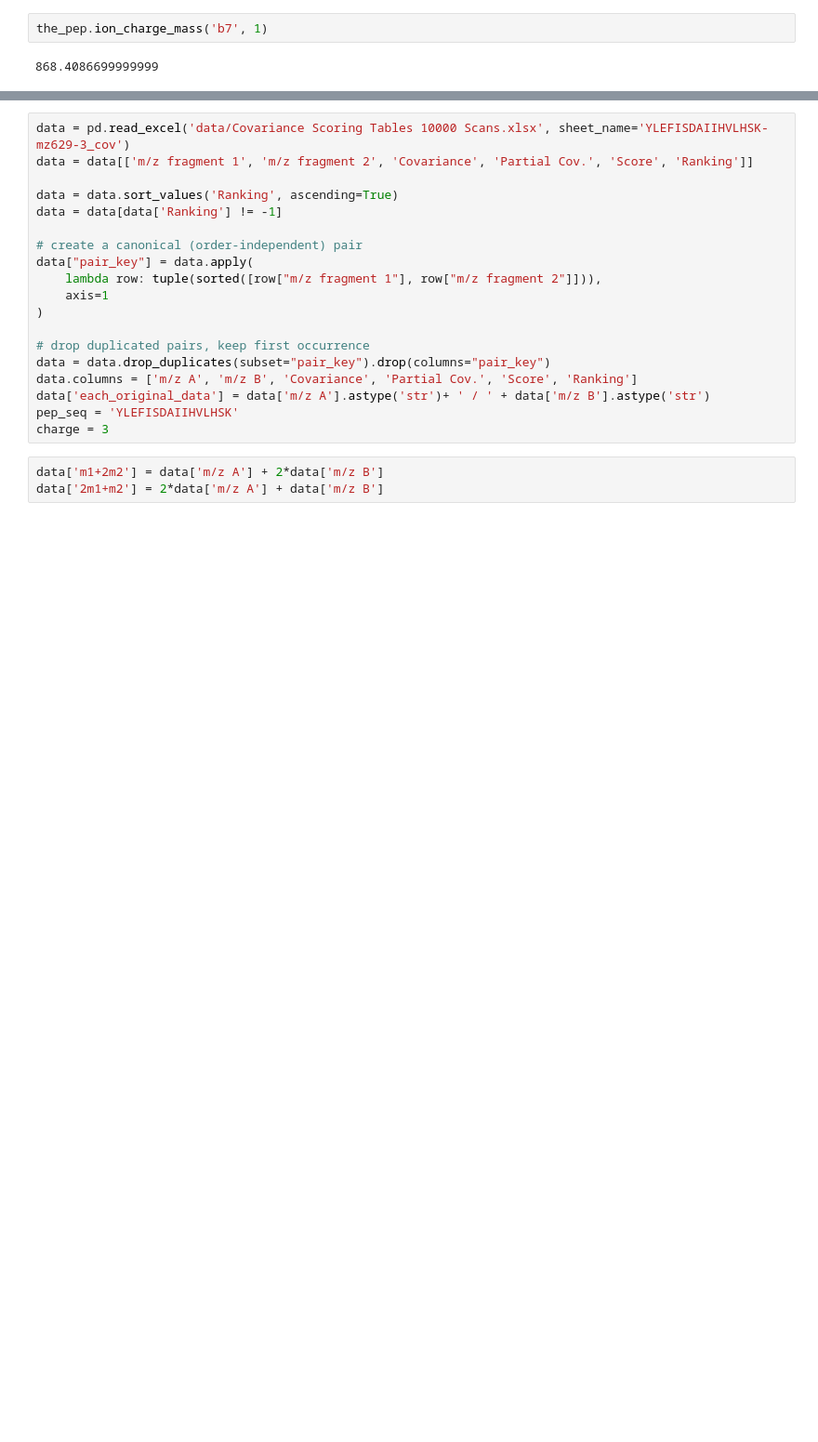
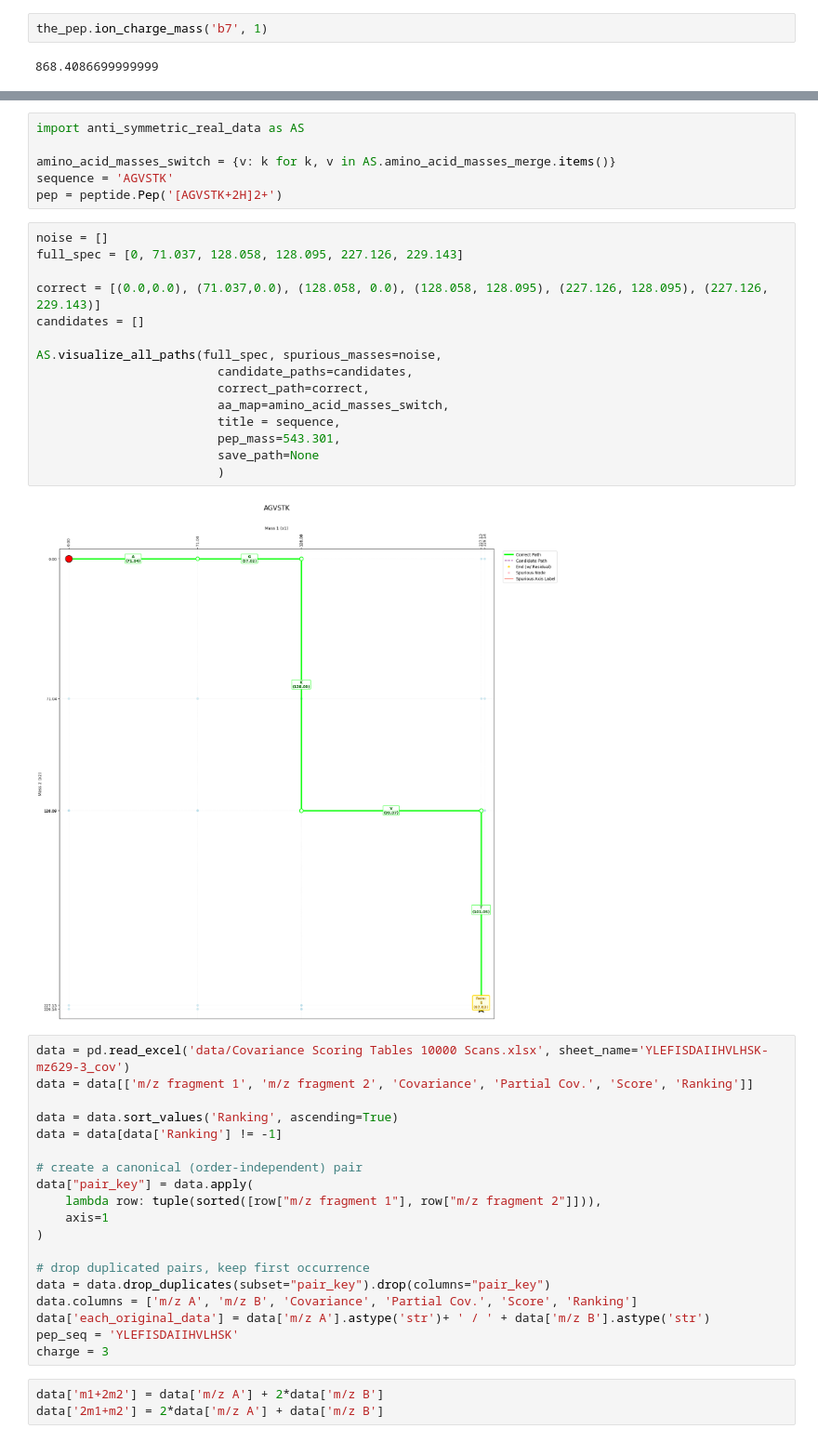
Before and after one commit to Kevinxsn/2D_spec_dict, a Jupyter notebook: anti_symmetric/notebook.ipynb, the cells around one changed output, grey strips where cells are left out. Shown at 93% size. Drawn from its saved outputs; the diff is of its cells as text; blank space fills up the shorter version.

```diff
--- a/anti_symmetric/notebook.ipynb
+++ b/anti_symmetric/notebook.ipynb
@@ -3127,3 +3139,26 @@ the_pep.ion_charge_mass('b7', 1)
+# %%
+import anti_symmetric_real_data as AS
+
+amino_acid_masses_switch = {v: k for k, v in AS.amino_acid_masses_merge.items()}
+sequence = 'AGVSTK'
+pep = peptide.Pep('[AGVSTK+2H]2+')
+# %%
+noise = []
+full_spec = [0, 71.037, 128.058, 128.095, 227.126, 229.143]
+
+correct = [(0.0,0.0), (71.037,0.0), (128.058, 0.0), (128.058, 128.095), (227.126, 128.095), (227.126, 229.143)]
+candidates = []
+
+AS.visualize_all_paths(full_spec, spurious_masses=noise,
+                         candidate_paths=candidates,
+                         correct_path=correct,
+                         aa_map=amino_acid_masses_switch,
+                         title = sequence,
+                         pep_mass=543.301,
+                         save_path=None
+                         )
+# %% [output]
+[figure, added]
 # %%
 data = pd.read_excel('data/Covariance Scoring Tables 10000 Scans.xlsx', sheet_name='YLEFISDAIIHVLHSK-mz629-3_cov')
 data = data[['m/z fragment 1', 'm/z fragment 2', 'Covariance', 'Partial Cov.', 'Score', 'Ranking']]
```
Also changed, not shown: parts of 11 cells of this notebook, 23 other files.
